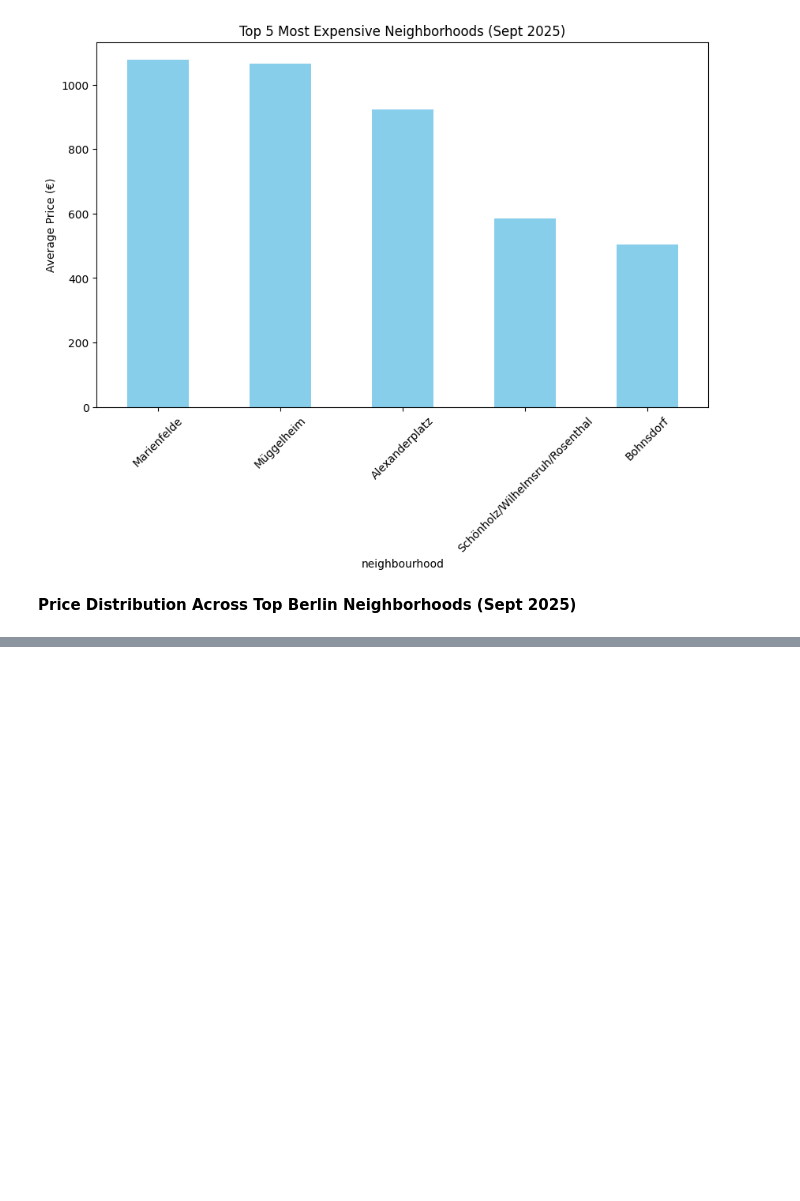
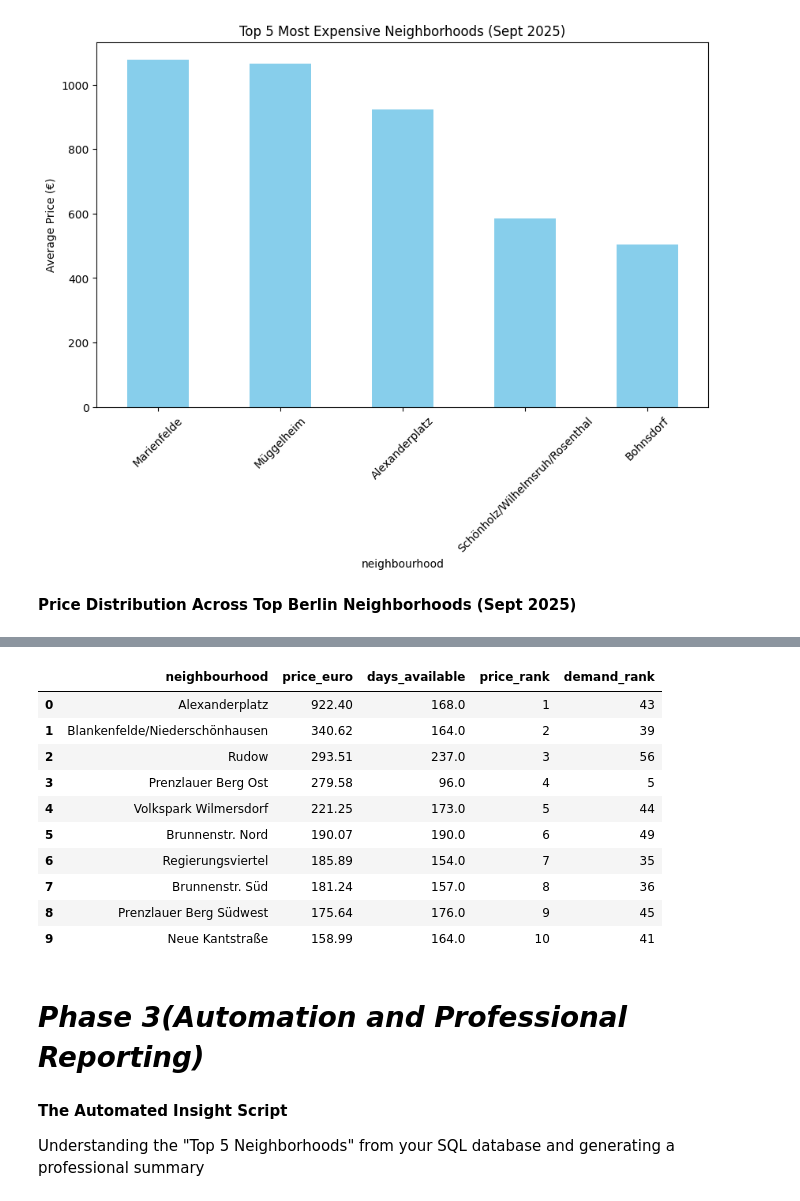
Before and after one commit to Stanitaa/Berlin-Airbnb-Market-Analysis, a Jupyter notebook: berlin-airbnb-analysis-sept-2025.ipynb, the cells around one changed output, grey strips where cells are left out. Drawn from its saved outputs; the diff is of its cells as text; code cells hidden in the pictures; blank space fills up the shorter version.

Commit message:
Kaggle Notebook | Berlin Airbnb Analysis Sept 2025¶ | Version 8

```diff
--- a/berlin-airbnb-analysis-sept-2025.ipynb
+++ b/berlin-airbnb-analysis-sept-2025.ipynb
@@ -165,0 +172,11 @@ plt.show()
+# %%
+import sqlite3
+
+# 1. Connect to a new database file
+conn = sqlite3.connect('berlin_market.db')
+
+# 2. Push your cleaned DataFrame into a SQL table
+# This 'magically' creates the table structure for you
+df.to_sql('listings', conn, if_exists='replace', index=False)
+
+print("✅ Success: 'berlin_market.db' created and 'listings' table populated.")
@@ -165,0 +189,44 @@ plt.show()
+# %%
+query = """
+WITH NeighborhoodStats AS (
+    SELECT
+        neighbourhood,
+        AVG(warmmiete) as avg_price,
+        AVG(availability_365) as avg_availability,
+        COUNT(*) as total_listings
+    FROM listings
+    GROUP BY neighbourhood
+    HAVING total_listings > 50  -- Filter for statistically significant areas
+)
+SELECT
+    neighbourhood,
+    ROUND(avg_price, 2) as price_euro,
+    ROUND(avg_availability, 0) as days_available,
+    RANK() OVER (ORDER BY avg_price DESC) as price_rank,
+    RANK() OVER (ORDER BY avg_availability ASC) as demand_rank
+FROM NeighborhoodStats
+ORDER BY price_rank ASC
+LIMIT 10;
+"""
+
+# Run the query and bring it back to Pandas for display
+rankings_df = pd.read_sql(query, conn)
+rankings_df
+# %% [output]
+|  | neighbourhood | price_euro | days_available | price_rank | demand_rank |
+| 0 | Alexanderplatz | 922.40 | 168.0 | 1 | 43 |
+| 1 | Blankenfelde/Niederschönhausen | 340.62 | 164.0 | 2 | 39 |
+| 2 | Rudow | 293.51 | 237.0 | 3 | 56 |
+| 3 | Prenzlauer Berg Ost | 279.58 | 96.0 | 4 | 5 |
+| 4 | Volkspark Wilmersdorf | 221.25 | 173.0 | 5 | 44 |
+| 5 | Brunnenstr. Nord | 190.07 | 190.0 | 6 | 49 |
+| 6 | Regierungsviertel | 185.89 | 154.0 | 7 | 35 |
+| 7 | Brunnenstr. Süd | 181.24 | 157.0 | 8 | 36 |
+| 8 | Prenzlauer Berg Südwest | 175.64 | 176.0 | 9 | 45 |
+| 9 | Neue Kantstraße | 158.99 | 164.0 | 10 | 41 |
+# %% [markdown]
+# *Phase 3(Automation and Professional Reporting)*
+# %% [markdown]
+**The Automated Insight Script**
+
+Understanding the "Top 5 Neighborhoods" from your SQL database and generating a professional summary
```
Also changed, not shown: parts of 8 cells of this notebook.
